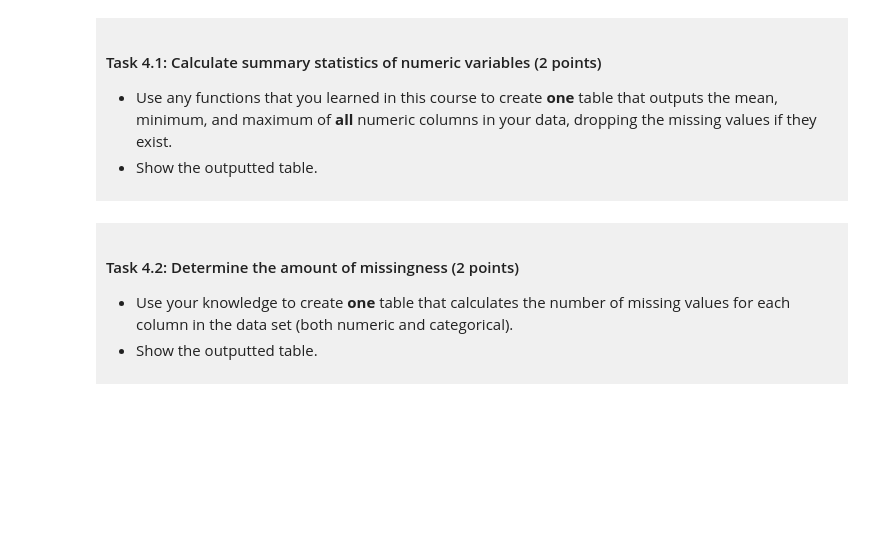
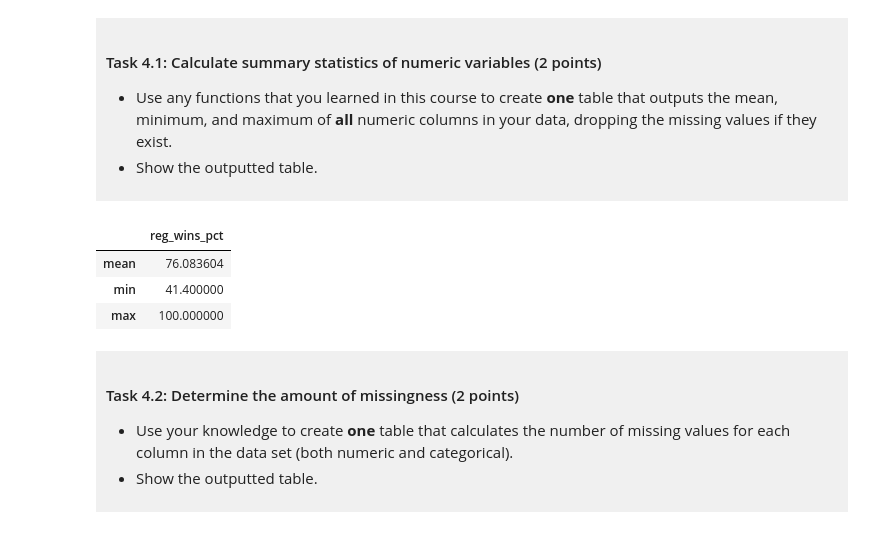
Before and after one commit to Yingxixu0426/dsci-100-project-Yingxi_Xu, a Jupyter notebook: dsci-100-project-notebook.ipynb, the cells around one changed output. Cells and saved outputs as stored; diff of their text form; code cells hidden in the pictures; blank space fills up the shorter version.

```diff
--- a/dsci-100-project-notebook.ipynb
+++ b/dsci-100-project-notebook.ipynb
@@ -236,6 +236,15 @@ You will refine your research question (if needed) and produce a tidy data set.
 </div>
 # %%
 ### EDIT THIS CODE CELL ###
+summary_stats = data_filtered.select_dtypes(include="number").agg(
+    ["mean", "min", "max"]
+)
+summary_stats
+# %% [output]
+|  | reg_wins_pct |
+| mean | 76.083604 |
+| min | 41.400000 |
+| max | 100.000000 |
 # %% [markdown]
 <div style="background-color: #f0f0f0; padding: 10px;">
 
```
Also changed, not shown: parts of 7 cells of this notebook.
